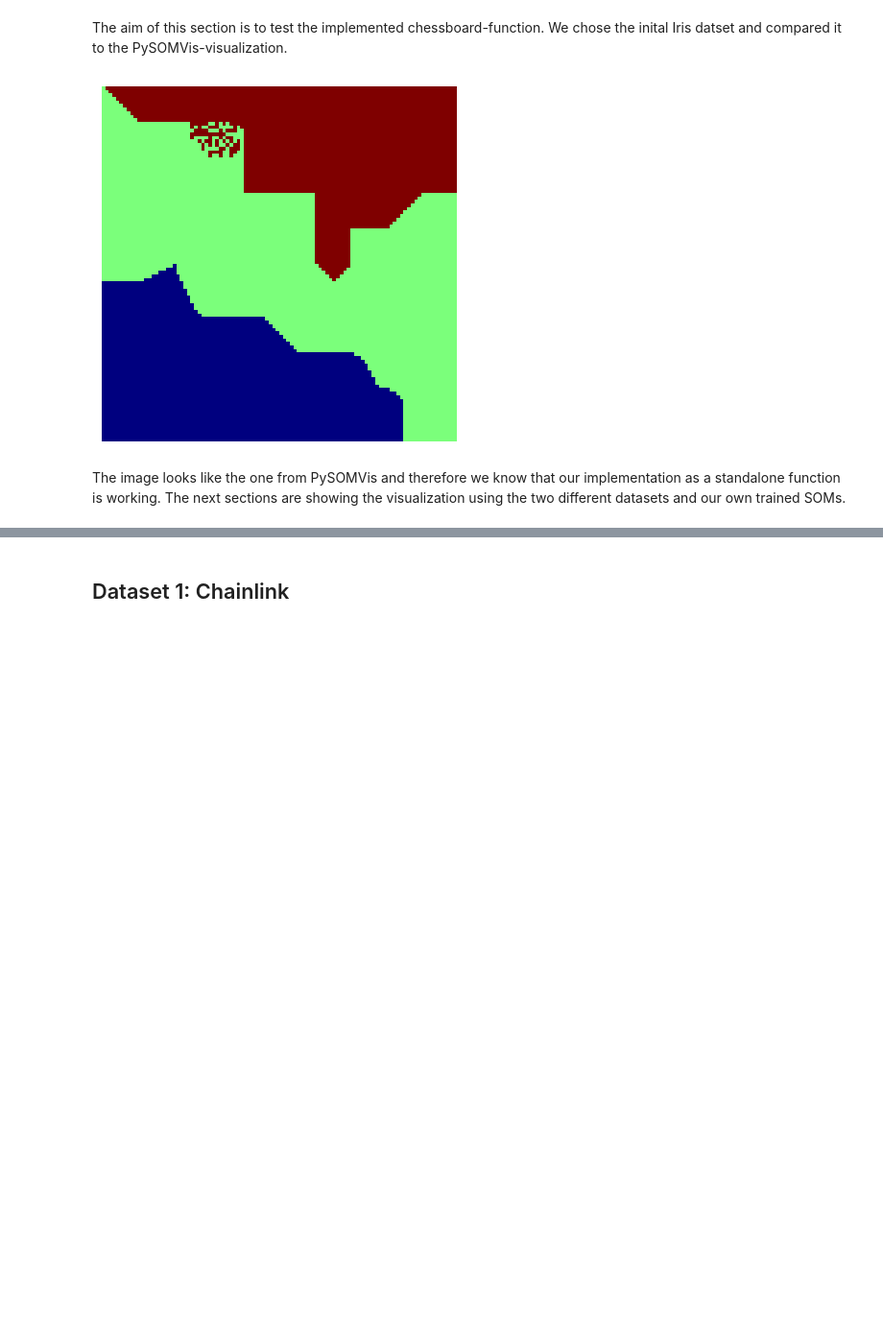
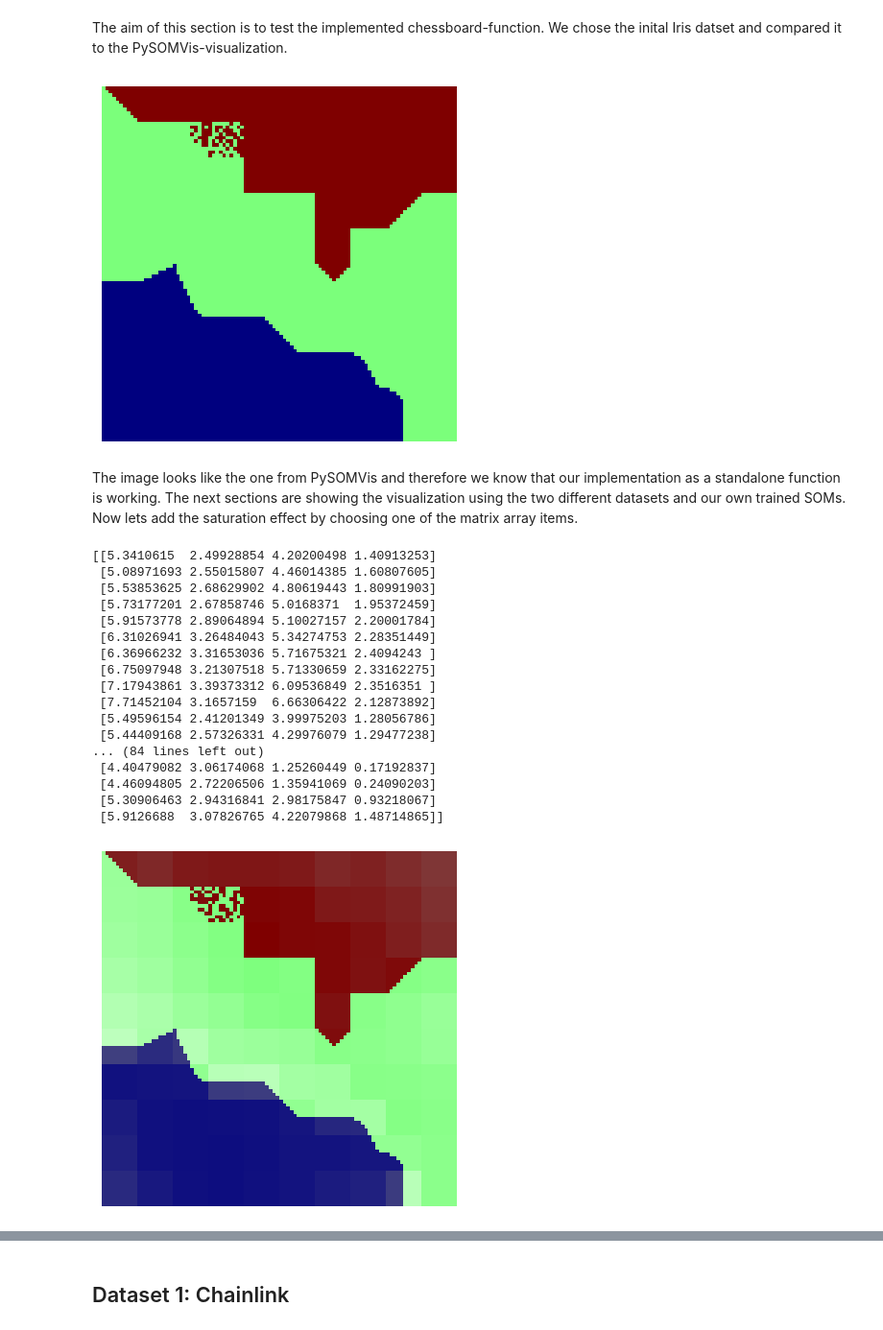
Before and after one commit to marlederer/PySOMVis_Coding_I_2023, a Jupyter notebook: PySOMVis/coding_assignment.ipynb, the cells around one changed output, grey strips where cells are left out. Shown: that part at 96% size. Saved outputs shown, nothing was run; the diff lists cells and outputs as text; code cells hidden in the pictures; blank space fills up the shorter version.

```diff
--- a/PySOMVis/coding_assignment.ipynb
+++ b/PySOMVis/coding_assignment.ipynb
@@ -488,7 +489,36 @@ matrix = ["default","UMatrix","PMatrix","SDH","UStarMatrix"]
 
 c = Chessboard(weights['ydim'], weights['ydim'], weights['arr'], idata['arr'], classes['arr'][:,1], 4,
                high_dpi, voronoi, chessboard, interpolation, saturationIntensity, matrix[0])
+plt.imshow(c)
+plt.axis('off')
+plt.show()
 # %% [output]
-[figure, old version]
+[figure, new version]
 # %% [markdown]
-The image looks like the one from PySOMVis and therefore we know that our implementation as a standalone function is working. The next sections are showing the visualization using the two different datasets and our own trained SOMs.
+The image looks like the one from PySOMVis and therefore we know that our implementation as a standalone function is working. The next sections are showing the visualization using the two different datasets and our own trained SOMs. Now lets add the saturation effect by choosing one of the matrix array items.
+# %%
+c = Chessboard(weights['ydim'], weights['ydim'], weights['arr'], idata['arr'], classes['arr'][:,1], 4,
+               high_dpi, voronoi, chessboard, interpolation, saturationIntensity, matrix[2])
+
+plt.imshow(c)
+plt.axis('off')
+plt.show()
+# %% [output]
+[[5.3410615  2.49928854 4.20200498 1.40913253]
+ [5.08971693 2.55015807 4.46014385 1.60807605]
+ [5.53853625 2.68629902 4.80619443 1.80991903]
+ [5.73177201 2.67858746 5.0168371  1.95372459]
+ [5.91573778 2.89064894 5.10027157 2.20001784]
+ [6.31026941 3.26484043 5.34274753 2.28351449]
+ [6.36966232 3.31653036 5.71675321 2.4094243 ]
+ [6.75097948 3.21307518 5.71330659 2.33162275]
+ [7.17943861 3.39373312 6.09536849 2.3516351 ]
+ [7.71452104 3.1657159  6.66306422 2.12873892]
+ [5.49596154 2.41201349 3.99975203 1.28056786]
+ [5.44409168 2.57326331 4.29976079 1.29477238]
+... (84 lines left out)
+ [4.40479082 3.06174068 1.25260449 0.17192837]
+ [4.46094805 2.72206506 1.35941069 0.24090203]
+ [5.30906463 2.94316841 2.98175847 0.93218067]
+ [5.9126688  3.07826765 4.22079868 1.48714865]]
+[figure, added]
```
Also changed, not shown: parts of 17 cells of this notebook.
